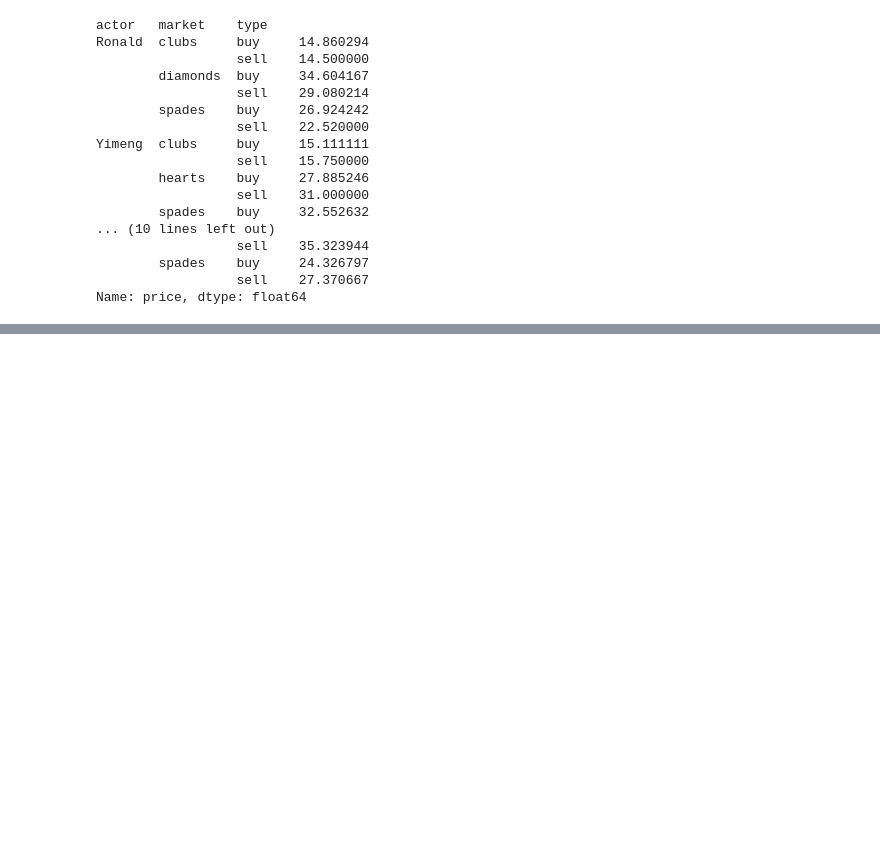
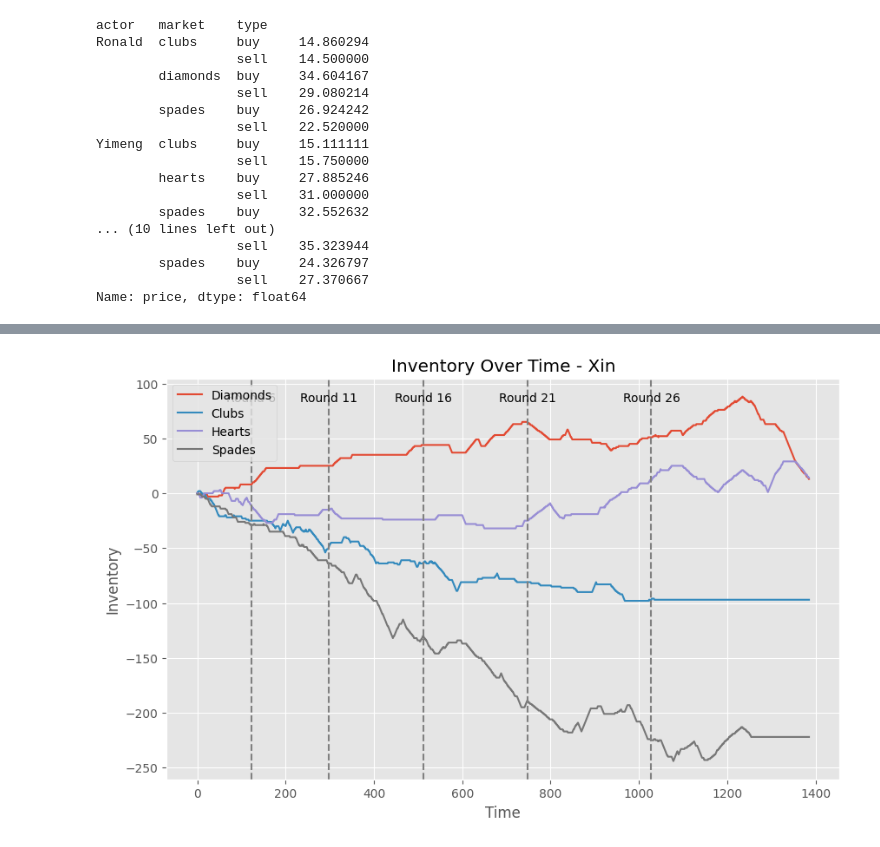
Before and after one commit to xinzhan18/Imperial_derivative_group7, a Jupyter notebook: derivative_code_analysis.ipynb, the cells around one changed output, grey strips where cells are left out. Drawn from its saved outputs; the diff is of its cells as text; code cells hidden in the pictures; blank space fills up the shorter version.

```diff
--- a/derivative_code_analysis.ipynb
+++ b/derivative_code_analysis.ipynb
@@ -224,0 +327,6 @@ Name: price, dtype: float64
+# %%
+clubs_tra = get_related_trades(trades, 'xin', 'clubs')
+get_inv_by_row(clubs_tra, 'clubs')
+plot_inv(clubs_tra, 'Xin')
+# %% [output]
+[figure, added]
```
Also changed, not shown: parts of 15 cells of this notebook, 8 other files.
